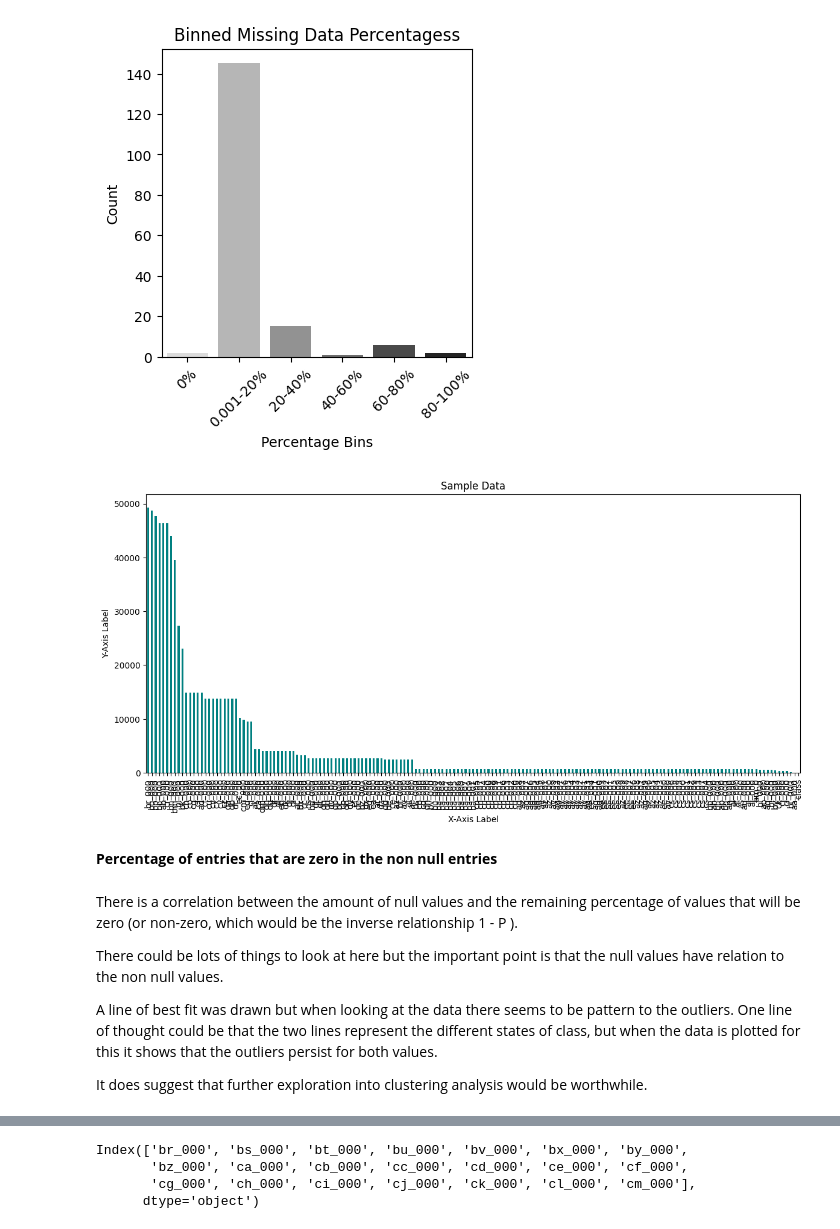
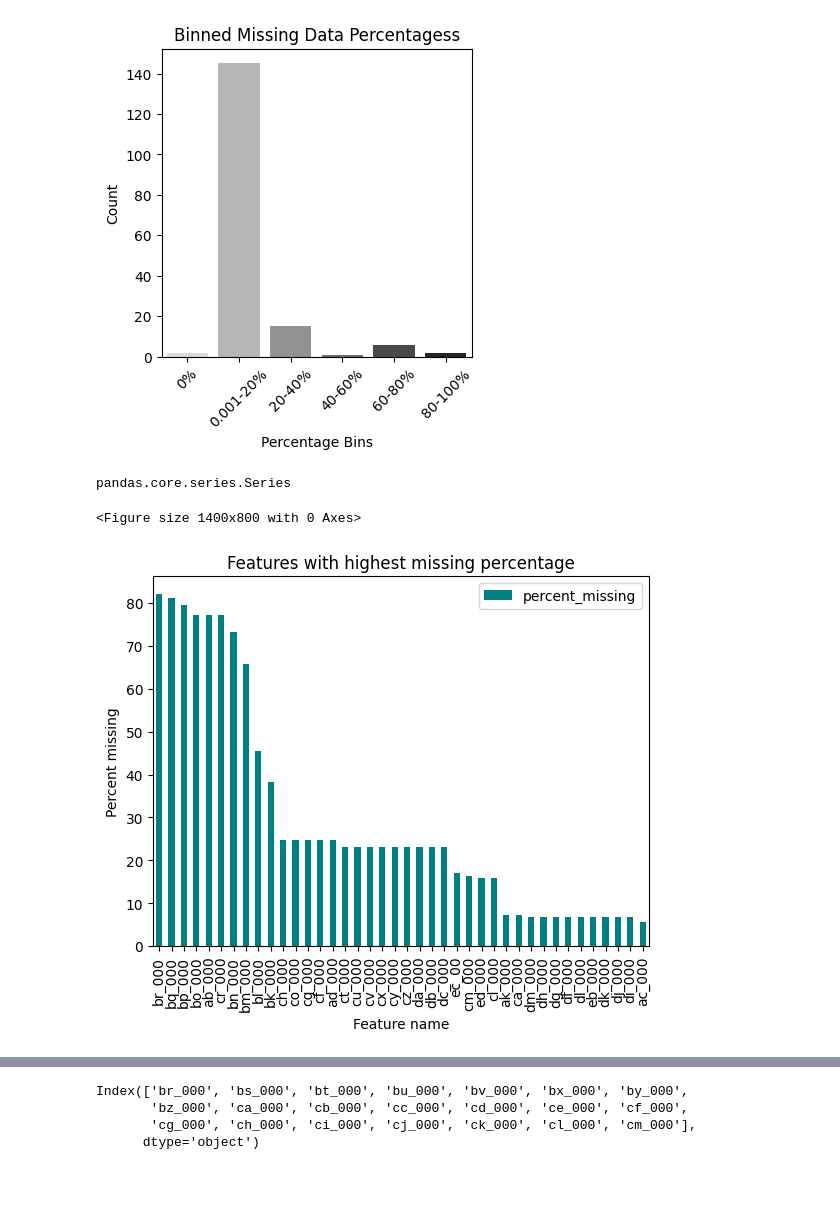
Before and after one commit to Lughaidh-w/DataPrep_ca1, a Jupyter notebook: CA1.ipynb, the cells around one changed output, grey strips where cells are left out. Saved outputs shown, nothing was run; the diff lists cells and outputs as text; code cells hidden in the pictures; blank space fills up the shorter version.

```diff
--- a/CA1.ipynb
+++ b/CA1.ipynb
@@ -568,6 +552,7 @@ Length: 171, dtype: float64
 # %%
 missing_counts = pd.DataFrame(missing_counts, columns=["percent_missing"])
 # %%
+missing_counts = missing_counts.sort_values(ascending=False, by="percent_missing")
 missing_counts
 # %% [output]
 |  | percent_missing |
@@ -600,28 +584,24 @@ countplot(binned_data, "bins", title="Binned Missing Data Percentagess",
 [figure]
 # %%
 df1 =df.drop("class", axis=1)
+# %%
+type(sorted_columns)
+# %% [output]
+pandas.core.series.Series
 # %%
-plt.figure(figsize=(14, 6))
+# dont show tail end which is represented in above graph
+plt.figure(figsize=(14, 8))
 
-sorted_columns.plot(
+missing_counts.iloc[:40].plot(
     kind='bar',
-    title='Sample Data',
-    xlabel='X-Axis Label',
-    ylabel='Y-Axis Label',
+    title='Features with highest missing percentage',
+    xlabel='Feature name',
+    ylabel='Percent missing',
     color='teal'
 )
 
 
 plt.show()
 # %% [output]
+<Figure size 1400x800 with 0 Axes>
-[figure, old version]
+[figure, new version]
-# %% [markdown]
-<b> Percentage of entries that are zero in the non null entries
-# %% [markdown]
-There is a correlation between the amount of null values and the remaining percentage of values that will be zero (or non-zero, which would be the inverse relationship 1 - P ).
-
-There could be lots of things to look at here but the important point is that the null values have relation to the non null values.
-
-A line of best fit was drawn but when looking at the data there seems to be pattern to the outliers. One line of thought could be that the two lines represent the different states of class, but when the data is plotted for this it shows that the outliers persist for both values.
-
-It does suggest that further exploration into clustering analysis would be worthwhile.
```
Also changed, not shown: parts of 70 cells of this notebook.
